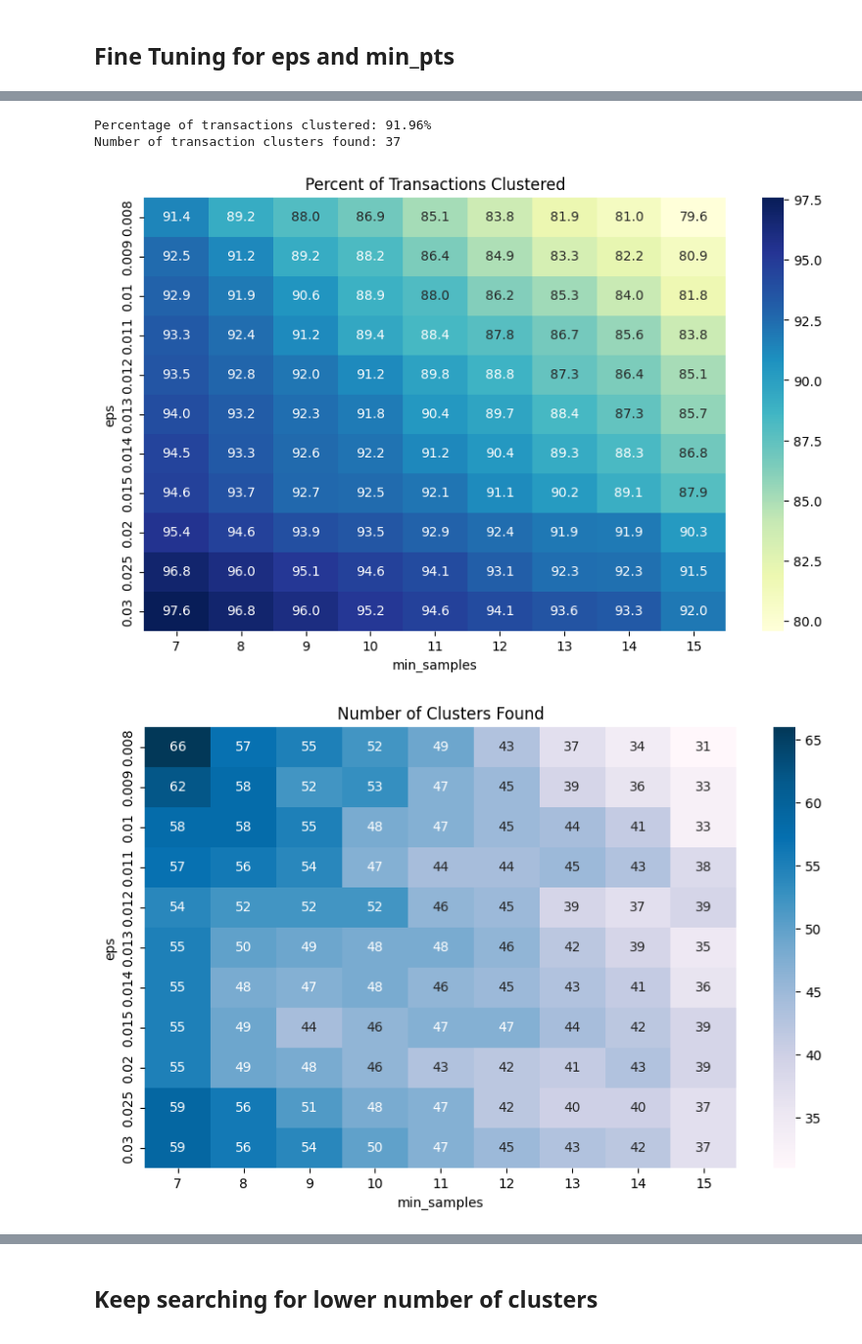
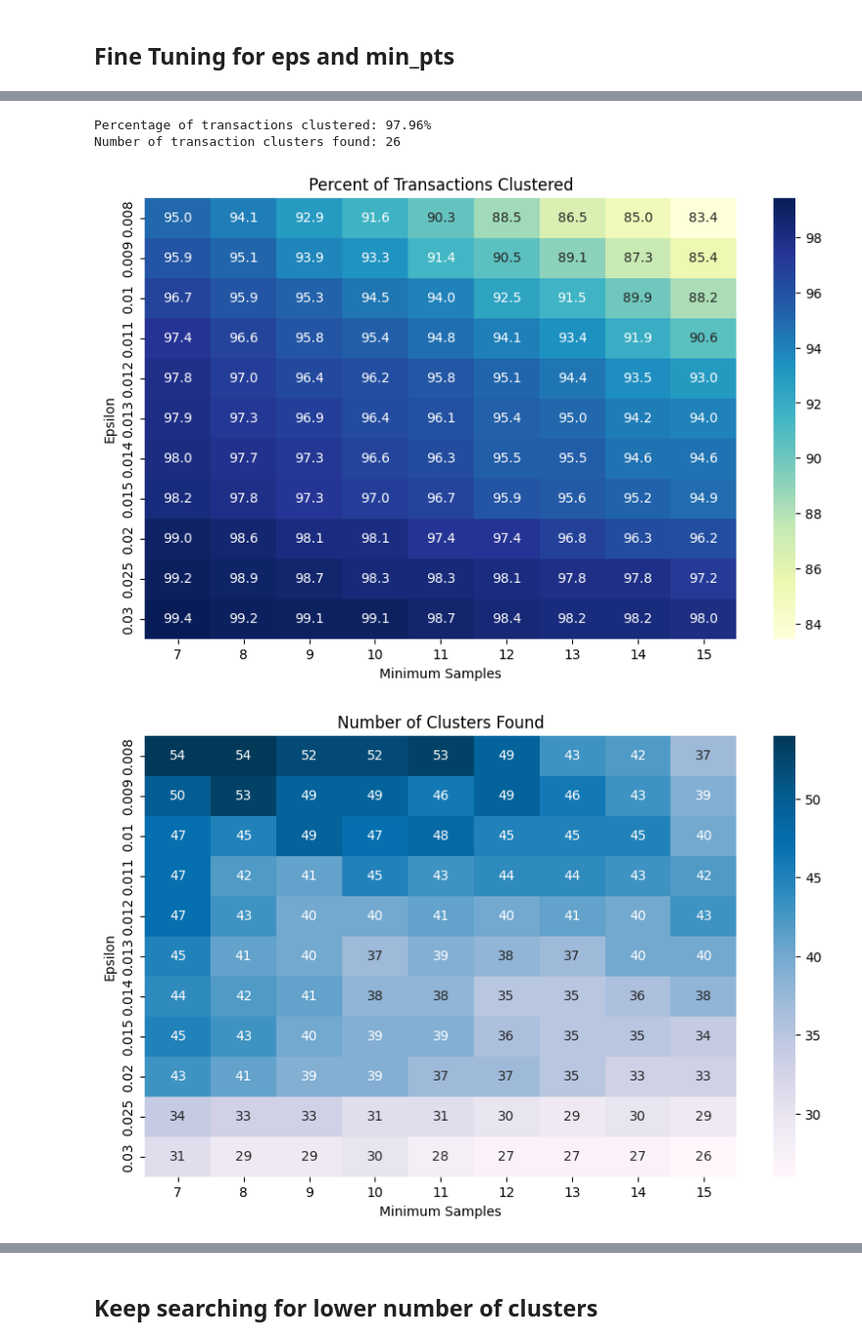
Before and after one commit to Farzins-Lab/Data-Mining-and-Analytics-Final-Project, a Jupyter notebook: Final_Version_PCA_Final_Clustering_Implementations.ipynb, the cells around one changed output, grey strips where cells are left out. Shown at 98% size. Cells and saved outputs as stored; diff of their text form; code cells hidden in the pictures.

```diff
--- a/Final_Version_PCA_Final_Clustering_Implementations.ipynb
+++ b/Final_Version_PCA_Final_Clustering_Implementations.ipynb
@@ -353,17 +258 @@ plt.show()
-# %%
-import pandas as pd
-file = ('/content/walmart.csv')
-
-df = pd.read_csv(file)
-
-
-df = df.rename(columns= {'User_ID': 'UserID',
-                    'Product_ID': 'ProductID',
-
-
-                    'City_Category': 'City',
-       'Stay_In_Current_City_Years': 'YearsOfResidence',
-                    'Marital_Status':'MaritalStatus',
-                    'Product_Category': 'ProductCategory',
-                    'Purchase': 'ReceiptSum'})
 # %%
@@ -478,13 +343,13 @@ silhouette_scores = np.zeros((len(eps_values), len(min_samples_values)))
 for i, eps in enumerate(eps_values):
     for j, min_pts in enumerate(min_samples_values):
         db = DBSCAN(eps=eps, min_samples=min_pts)
-        assignedClusters = db.fit_predict(pcaSample)
+        assignedClusters = db.fit_predict(pcaData)
 
         percentageClustered = percentClustered(assignedClusters)
         numberOfClusters = clusterCount(assignedClusters)
 
         if numberOfClusters > 1:  # Also calculate Silh score for each implementation of DB Scan
-            silScore = silhouette_score(pcaSample[assignedClusters != -1], assignedClusters[assignedClusters != -1])
+            silScore = silhouette_score(pcaData[assignedClusters != -1], assignedClusters[assignedClusters != -1])
         else:
             silScore = np.nan
 
@@ -555,13 +420,13 @@ silhouette_scores = np.zeros((len(eps_values), len(min_samples_values)))
 for i, eps in enumerate(eps_values):
     for j, min_pts in enumerate(min_samples_values):
         db = DBSCAN(eps=eps, min_samples=min_pts)
-        assignedClusters = db.fit_predict(pcaSample)
+        assignedClusters = db.fit_predict(pcaData)
 
         percentageClustered = percentClustered(assignedClusters)
         numberOfClusters = clusterCount(assignedClusters)
 
         if numberOfClusters > 1:  # Also calculate Silh score for each implementation of DB Scan
-            silScore = silhouette_score(pcaSample[assignedClusters != -1], assignedClusters[assignedClusters != -1])
+            silScore = silhouette_score(pcaData[assignedClusters != -1], assignedClusters[assignedClusters != -1])
         else:
             silScore = np.nan
 
@@ -575,38 +440,38 @@ for i, eps in enumerate(eps_values):
 print("Percentage of transactions clustered: {:.2f}%".format(percentageClustered))
 print("Number of transaction clusters found: {}".format(numberOfClusters))
 # %% [output]
-Percentage of transactions clustered: 91.96%
-Number of transaction clusters found: 37
+Percentage of transactions clustered: 97.96%
+Number of transaction clusters found: 26
 # %%
 import matplotlib.pyplot as plt
 import seaborn as sns
 
 # Define axis labels
 eps_values = [0.008, 0.009, 0.010, 0.011, 0.012, 0.013, 0.014, 0.015, 0.02, 0.025, 0.03]
 min_samples_values = [7, 8, 9, 10, 11, 12, 13, 14, 15]
 # Percent clustered
 plt.figure(figsize=(10, 6))
 sns.heatmap(percent_clustered, annot=True, xticklabels=min_samples_values, yticklabels=eps_values, cmap="YlGnBu", fmt=".1f")
 plt.title("Percent of Transactions Clustered")
-plt.xlabel("min_samples")
-plt.ylabel("eps")
+plt.xlabel("Minimum Samples")
+plt.ylabel("Epsilon")
 plt.show()
 
 # Number of clusters
 plt.figure(figsize=(10, 6))
 sns.heatmap(num_clusters, annot=True, xticklabels=min_samples_values, yticklabels=eps_values, cmap="PuBu", fmt=".0f")
 plt.title("Number of Clusters Found")
-plt.xlabel("min_samples")
-plt.ylabel("eps")
+plt.xlabel("Minimum Samples")
+plt.ylabel("Epsilon")
 plt.show()
 
 # Silhouette scores
 plt.figure(figsize=(10, 6))
 sns.heatmap(silhouette_scores, annot=True, xticklabels=min_samples_values, yticklabels=eps_values, cmap="BuGn", fmt=".2f")
-plt.title("Silhouette Score (Higher = Better)")
-plt.xlabel("min_samples")
-plt.ylabel("eps")
+plt.title("Silhouette Score")
+plt.xlabel("Minimum Samples")
+plt.ylabel("Epsilon")
 plt.show()
 # %% [output]
-[figure, old version]
+[figure, new version]
-[figure, old version]
+[figure, new version]
```
Also changed, not shown: parts of 49 cells of this notebook.
